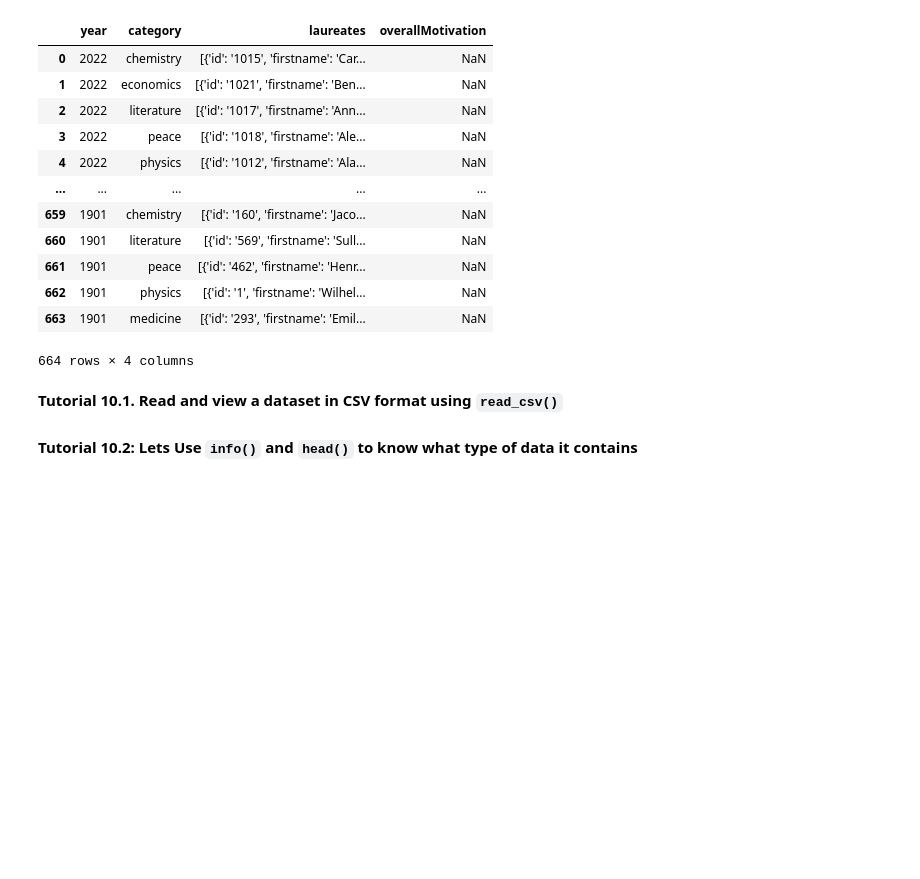
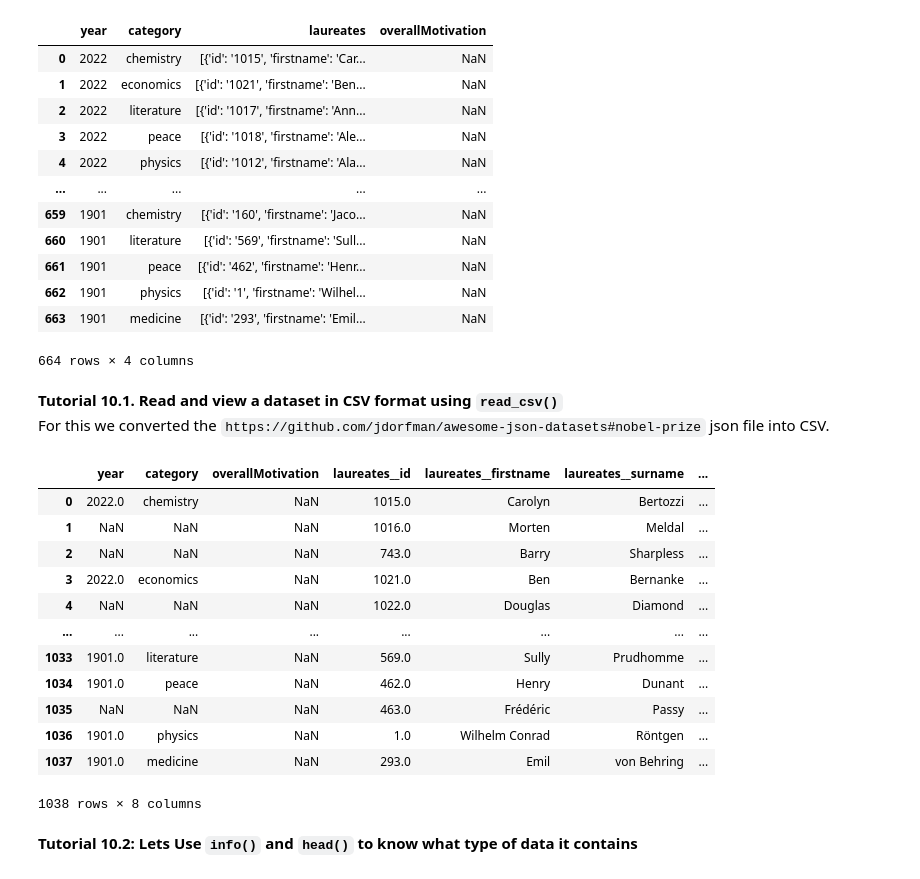
Before and after one commit to bpbpublications/Statistics-for-Data-Scientists-and-Analysts, a Jupyter notebook: notebooks/chapter1/Part1.ipynb, the cells around one changed output. Saved outputs shown, nothing was run; the diff lists cells and outputs as text; code cells hidden in the pictures; blank space fills up the shorter version.

Commit message:
data clearning drop tutorial and prize.csv added

```diff
--- a/notebooks/chapter1/Part1.ipynb
+++ b/notebooks/chapter1/Part1.ipynb
@@ -673,14 +673,31 @@ prize_df
 664 rows × 4 columns
 # %% [markdown]
 **Tutorial 10.1. Read and view a dataset in CSV format using `read_csv()`**
+<br>
+For this we converted the `https://github.com/jdorfman/awesome-json-datasets#nobel-prize` json file into CSV.
 # %%
 import pandas as pd
 
 # Read the json file from the direcotory
-csv_df = pd.read_csv("/workspaces/ImplementingStatisticsWithPython/data/chapter1/prize.csv")
+prize_csv_df = pd.read_csv("/workspaces/ImplementingStatisticsWithPython/data/chapter1/prize.csv")
+
 
 # Display the dataframe
-prize_df
+prize_csv_df
+# %% [output]
+|  | year | category | overallMotivation | laureates__id | laureates__firstname | laureates__surname | ... |
+| 0 | 2022.0 | chemistry | NaN | 1015.0 | Carolyn | Bertozzi | ... |
+| 1 | NaN | NaN | NaN | 1016.0 | Morten | Meldal | ... |
+| 2 | NaN | NaN | NaN | 743.0 | Barry | Sharpless | ... |
+| 3 | 2022.0 | economics | NaN | 1021.0 | Ben | Bernanke | ... |
+| 4 | NaN | NaN | NaN | 1022.0 | Douglas | Diamond | ... |
+| ... | ... | ... | ... | ... | ... | ... | ... |
+| 1033 | 1901.0 | literature | NaN | 569.0 | Sully | Prudhomme | ... |
+| 1034 | 1901.0 | peace | NaN | 462.0 | Henry | Dunant | ... |
+| 1035 | NaN | NaN | NaN | 463.0 | Frédéric | Passy | ... |
+| 1036 | 1901.0 | physics | NaN | 1.0 | Wilhelm Conrad | Röntgen | ... |
+| 1037 | 1901.0 | medicine | NaN | 293.0 | Emil | von Behring | ... |
+1038 rows × 8 columns
 # %% [markdown]
 **Tutorial 10.2: Lets Use `info()` and `head()` to know what type of data it contains**
 # %%
```
Also changed, not shown: parts of 6 cells of this notebook, 1 other file.
